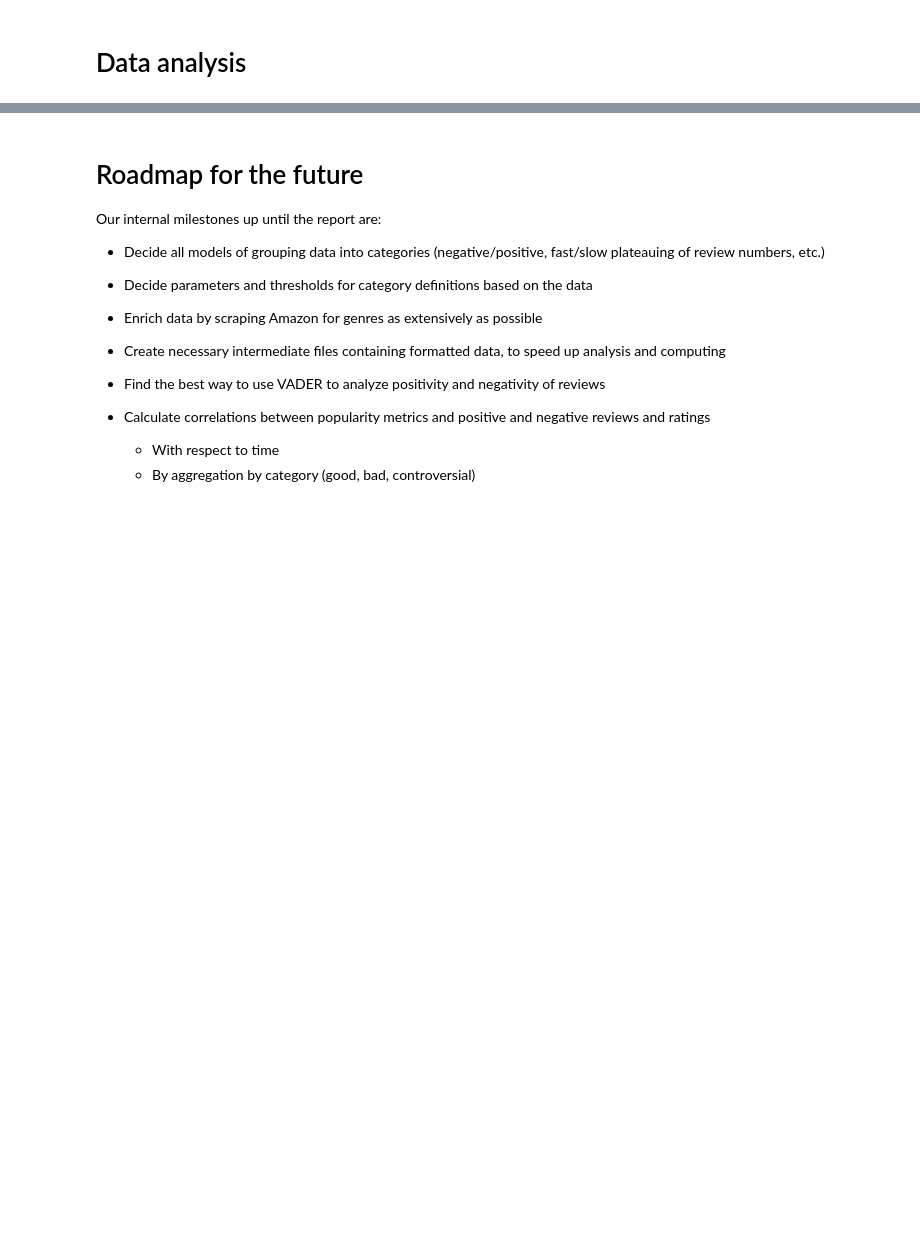
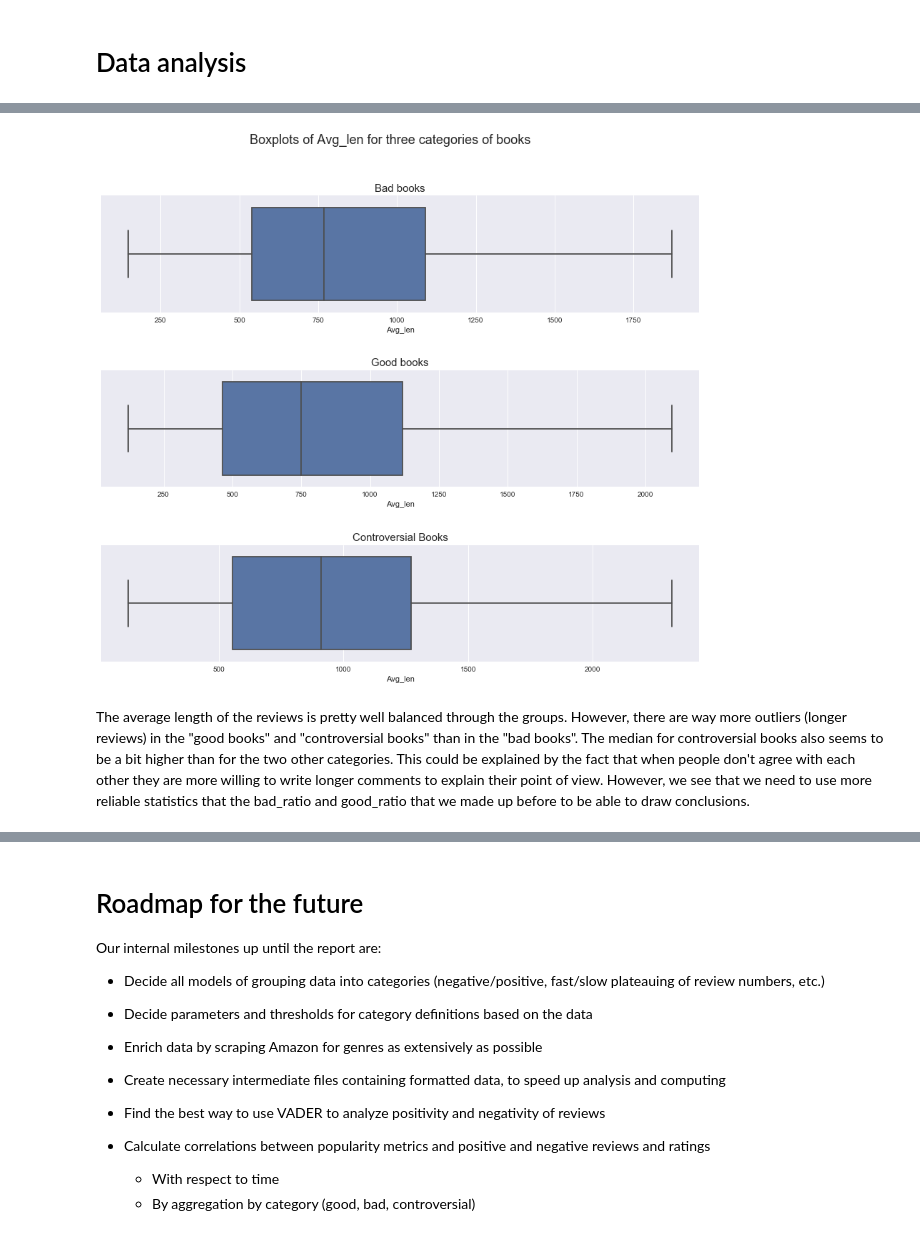
Before and after one commit to adamkozak/ADA2017-project, a Jupyter notebook: Project/Data_processing_CLEAN.ipynb, the cells around one changed output, grey strips where cells are left out. Drawn from its saved outputs; the diff is of its cells as text; code cells hidden in the pictures; blank space fills up the shorter version.

```diff
--- a/Project/Data_processing_CLEAN.ipynb
+++ b/Project/Data_processing_CLEAN.ipynb
@@ -441,0 +567,27 @@ ratings_grouped_unstack_df_10.plot(y = 'Inverse_weighted_mean', kind = 'hist', b
+# %%
+def plot_categories_no_outliers(column):
+    # Create a figure with 2 subplots and set the title
+    fig, ax = plt.subplots(figsize=(15,12), ncols=1, nrows=3)
+    plt.suptitle("Boxplots of "+ column + " for three categories of books", fontsize=18)
+
+
+    # Adjust the sub plots parameters
+    hspace =  0.5
+
+    plt.subplots_adjust(
+      hspace  =  hspace
+    )
+
+
+    # Set a title to each graph
+    ax[0].set_title("Bad books", fontsize=15)
+    ax[1].set_title("Good books", fontsize=15)
+    ax[2].set_title("Controversial Books", fontsize=15)
+
+    # Plot the data
+
+    sns.boxplot( bad_books[column], ax=ax[0], showfliers=False)
+    sns.boxplot( good_books[column], ax= ax[1], showfliers=False)
+    sns.boxplot( controversial_books[column], ax=ax[2], showfliers=False)
+
+    plt.show()
@@ -441,0 +598,6 @@ ratings_grouped_unstack_df_10.plot(y = 'Inverse_weighted_mean', kind = 'hist', b
+# %%
+plot_categories_no_outliers('Avg_len')
+# %% [output]
+[figure, added]
+# %% [markdown]
+The average length of the reviews is pretty well balanced through the groups. However, there are way more outliers (longer reviews) in the "good books" and "controversial books" than in the "bad books". The median for controversial books also seems to be a bit higher than for the two other categories. This could be explained by the fact that when people don't agree with each other they are more willing to write longer comments to explain their point of view. However, we see that we need to use more reliable statistics that the bad_ratio and good_ratio that we made up before to be able to draw conclusions.
```
Also changed, not shown: parts of 49 cells of this notebook.
